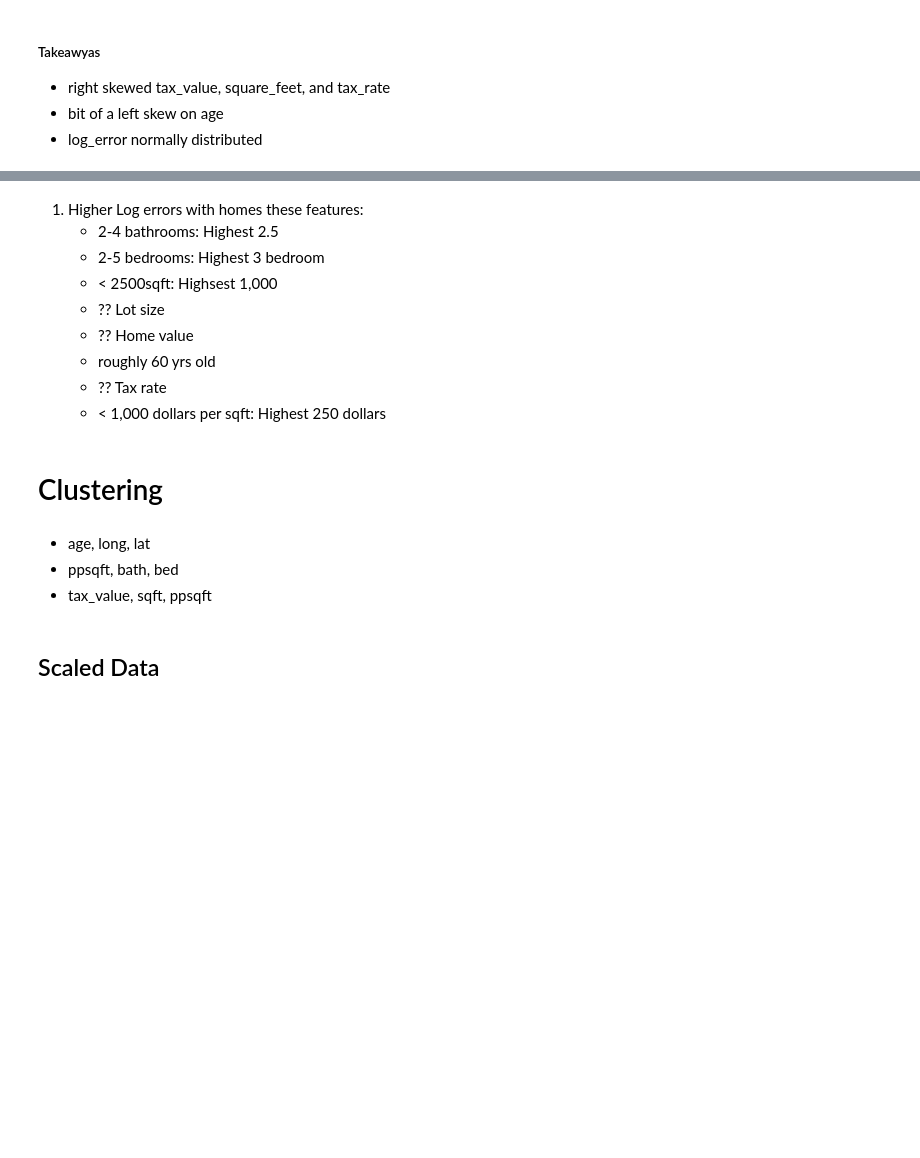
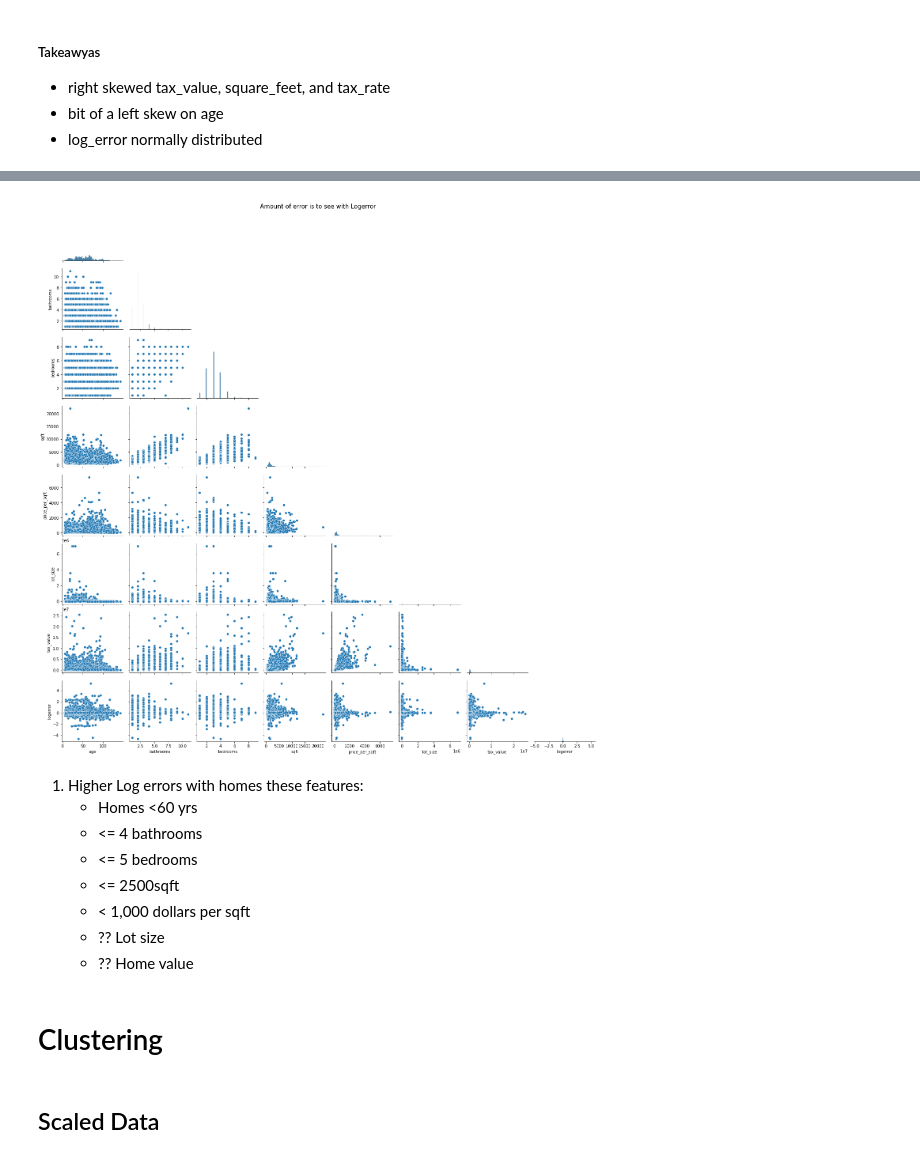
Before and after one commit to hrodjr/zestimate_error_drivers_project, a Jupyter notebook: scratch_notebook.ipynb, the cells around one changed output, grey strips where cells are left out. Cells and saved outputs as stored; diff of their text form; code cells hidden in the pictures; blank space fills up the shorter version.

```diff
--- a/scratch_notebook.ipynb
+++ b/scratch_notebook.ipynb
@@ -106,27 +173,24 @@ plt.show()
 # %%
-cols = ['bathrooms', 'bedrooms', 'sqft', 'price_per_sqft', 'lot_size', 'tax_value', 'logerror']
+cols = ['age', 'bathrooms', 'bedrooms', 'sqft', 'price_per_sqft', 'lot_size', 'tax_value', 'logerror']
 
 sns.pairplot(data = train[cols], corner=True)
 
 plt.suptitle('Amount of error is to see with Logerror', fontsize = 15)
 
 plt.show()
+# %% [output]
+[figure, added]
 # %% [markdown]
 1. Higher Log errors with homes these features:
-    - 2-4 bathrooms: Highest 2.5
-    - 2-5 bedrooms: Highest 3 bedroom
-    - < 2500sqft: Highsest 1,000
+    - Homes <60 yrs
+    - <= 4 bathrooms
+    - <= 5 bedrooms
+    - <= 2500sqft
+    - < 1,000 dollars per sqft
     - ?? Lot size
     - ?? Home value
-    - roughly 60 yrs old
-    - ?? Tax rate
-    - < 1,000 dollars per sqft: Highest 250 dollars
 # %% [markdown]
 # Clustering
-# %% [markdown]
-- age, long, lat
-- ppsqft, bath, bed
-- tax_value, sqft, ppsqft
 # %% [markdown]
 ## Scaled Data
 # %%
```
Also changed, not shown: parts of 92 cells of this notebook, 2 other files.
